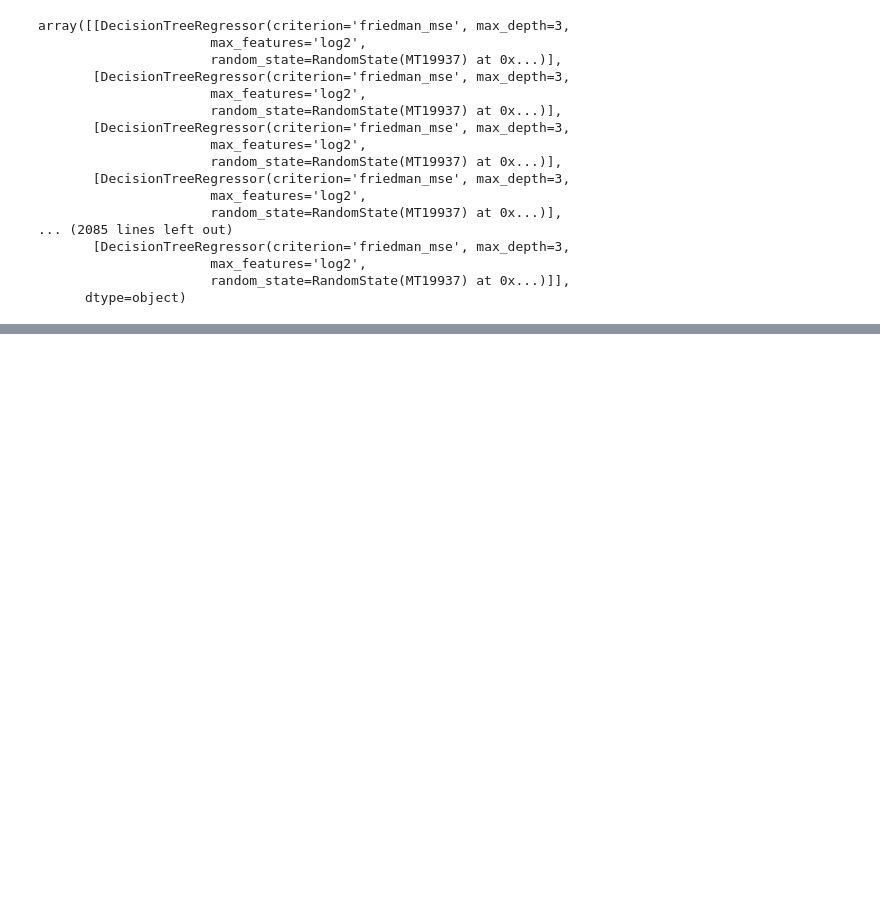
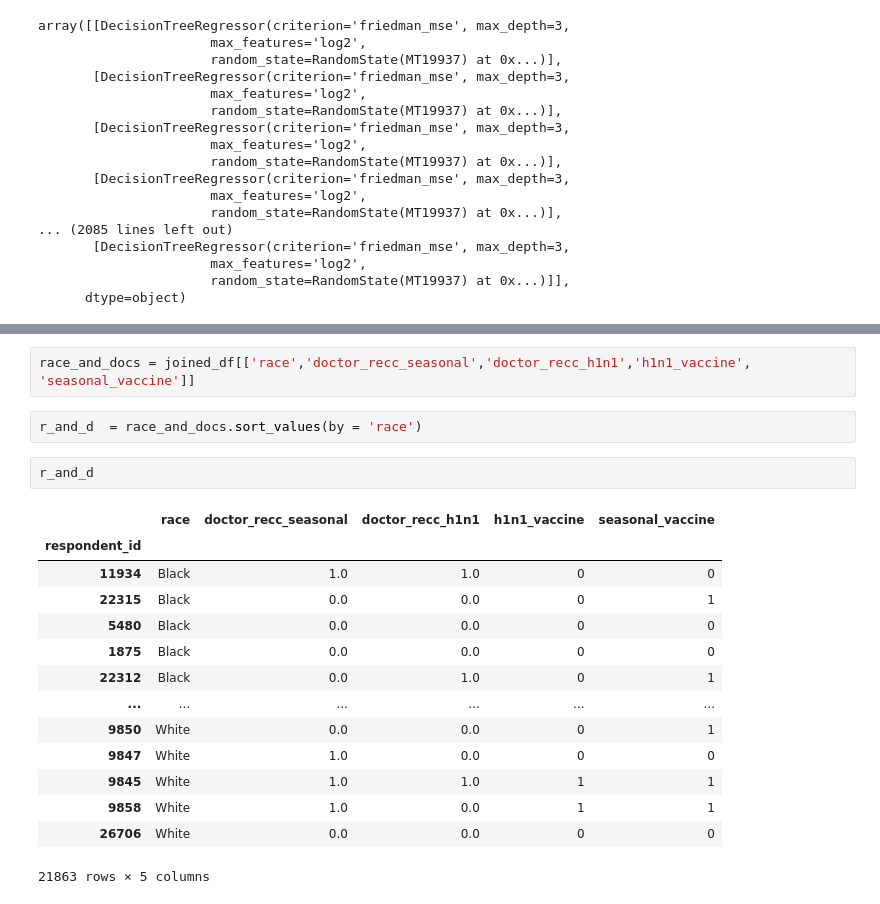
Before and after one commit to AMcqueen1980/H1N1Project, a Jupyter notebook: -Feature analytics.ipynb, the cells around one changed output, grey strips where cells are left out. Saved outputs shown, nothing was run; the diff lists cells and outputs as text; blank space fills up the shorter version.

```diff
--- a/-Feature analytics.ipynb
+++ b/-Feature analytics.ipynb
@@ -622,0 +638,21 @@ array([[DecisionTreeRegressor(criterion='friedman_mse', max_depth=3,
+# %%
+race_and_docs = joined_df[['race','doctor_recc_seasonal','doctor_recc_h1n1','h1n1_vaccine', 'seasonal_vaccine']]
+# %%
+r_and_d  = race_and_docs.sort_values(by = 'race')
+# %%
+r_and_d
+# %% [output]
+|  | race | doctor_recc_seasonal | doctor_recc_h1n1 | h1n1_vaccine | seasonal_vaccine |
+| respondent_id |  |  |  |  |  |
+| 11934 | Black | 1.0 | 1.0 | 0 | 0 |
+| 22315 | Black | 0.0 | 0.0 | 0 | 1 |
+| 5480 | Black | 0.0 | 0.0 | 0 | 0 |
+| 1875 | Black | 0.0 | 0.0 | 0 | 0 |
+| 22312 | Black | 0.0 | 1.0 | 0 | 1 |
+| ... | ... | ... | ... | ... | ... |
+| 9850 | White | 0.0 | 0.0 | 0 | 1 |
+| 9847 | White | 1.0 | 0.0 | 0 | 0 |
+| 9845 | White | 1.0 | 1.0 | 1 | 1 |
+| 9858 | White | 1.0 | 0.0 | 1 | 1 |
+| 26706 | White | 0.0 | 0.0 | 0 | 0 |
+21863 rows × 5 columns
```
Also changed, not shown: parts of 3 cells of this notebook, 2 other files.
